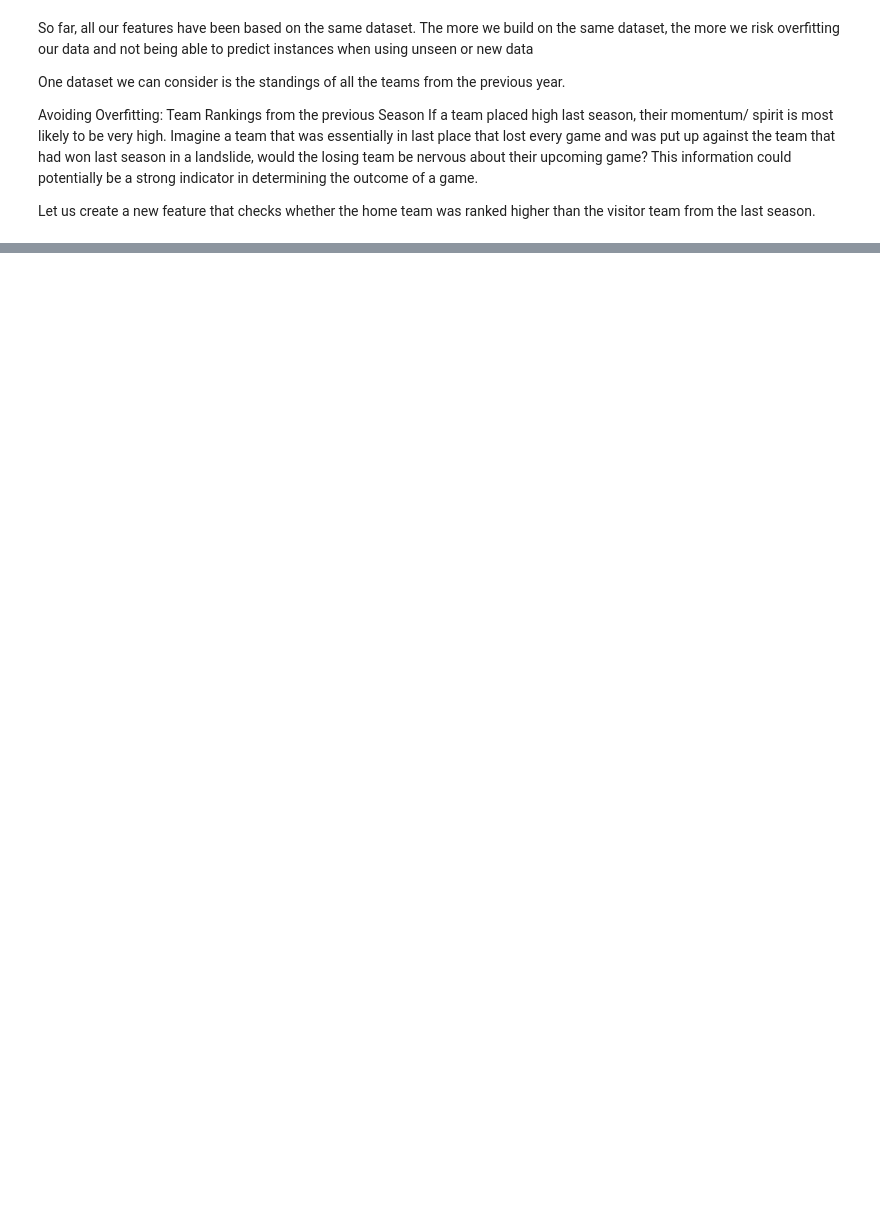
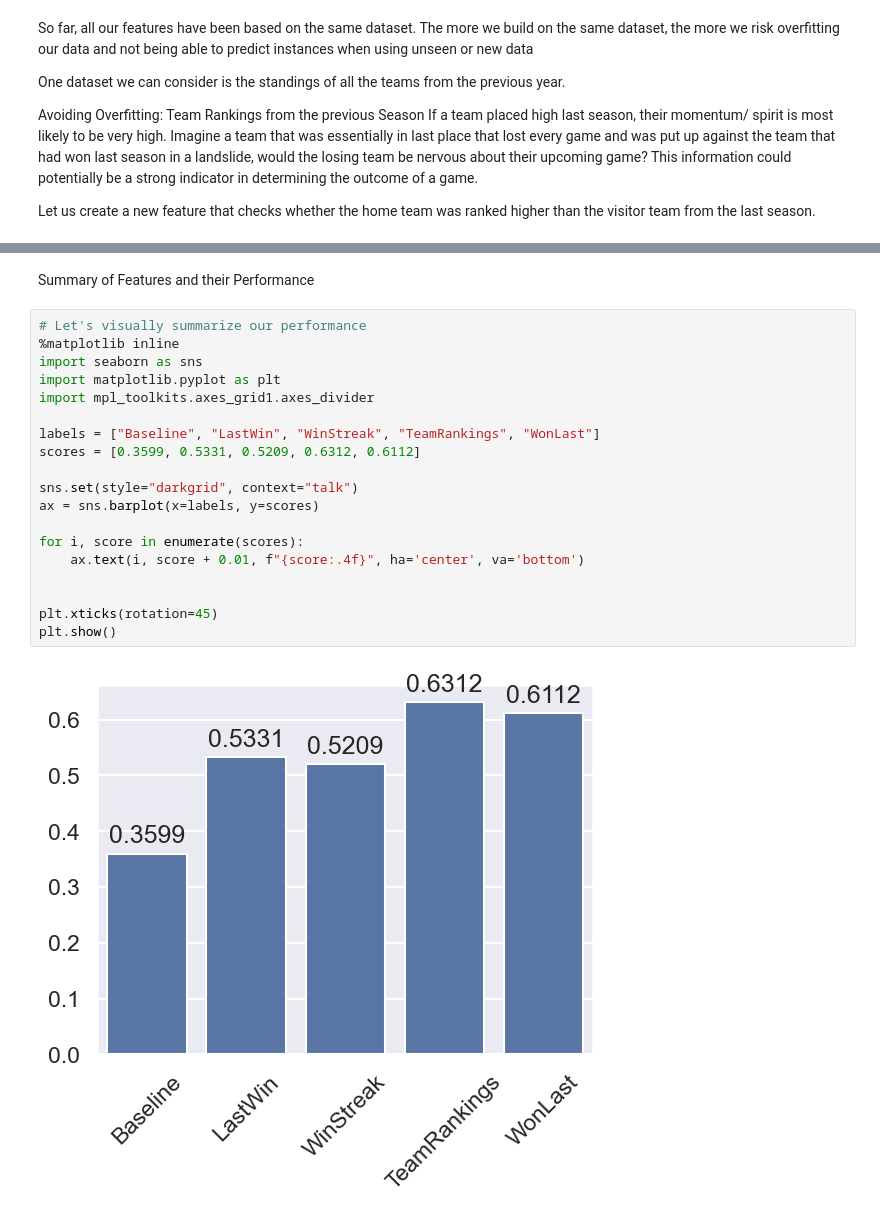
Before and after one commit to seanxu123/SportsPredictor, a Jupyter notebook: nhlpredictor.ipynb, the cells around one changed output, grey strips where cells are left out. Cells and saved outputs as stored; diff of their text form; blank space fills up the shorter version.

```diff
--- a/nhlpredictor.ipynb
+++ b/nhlpredictor.ipynb
@@ -317,0 +424,23 @@ results[['Date', 'Visitor Team', 'Visitor Goals', 'Home Team', 'Home Goals', 'Ho
+# %% [markdown]
+Summary of Features and their Performance
+# %%
+# Let's visually summarize our performance
+%matplotlib inline
+import seaborn as sns
+import matplotlib.pyplot as plt
+import mpl_toolkits.axes_grid1.axes_divider
+
+labels = ["Baseline", "LastWin", "WinStreak", "TeamRankings", "WonLast"]
+scores = [0.3599, 0.5331, 0.5209, 0.6312, 0.6112]
+
+sns.set(style="darkgrid", context="talk")
+ax = sns.barplot(x=labels, y=scores)
+
+for i, score in enumerate(scores):
+    ax.text(i, score + 0.01, f"{score:.4f}", ha='center', va='bottom')
+
+
+plt.xticks(rotation=45)
+plt.show()
+# %% [output]
+[figure, added]
```
Also changed, not shown: parts of 45 cells of this notebook, 3 other files.
